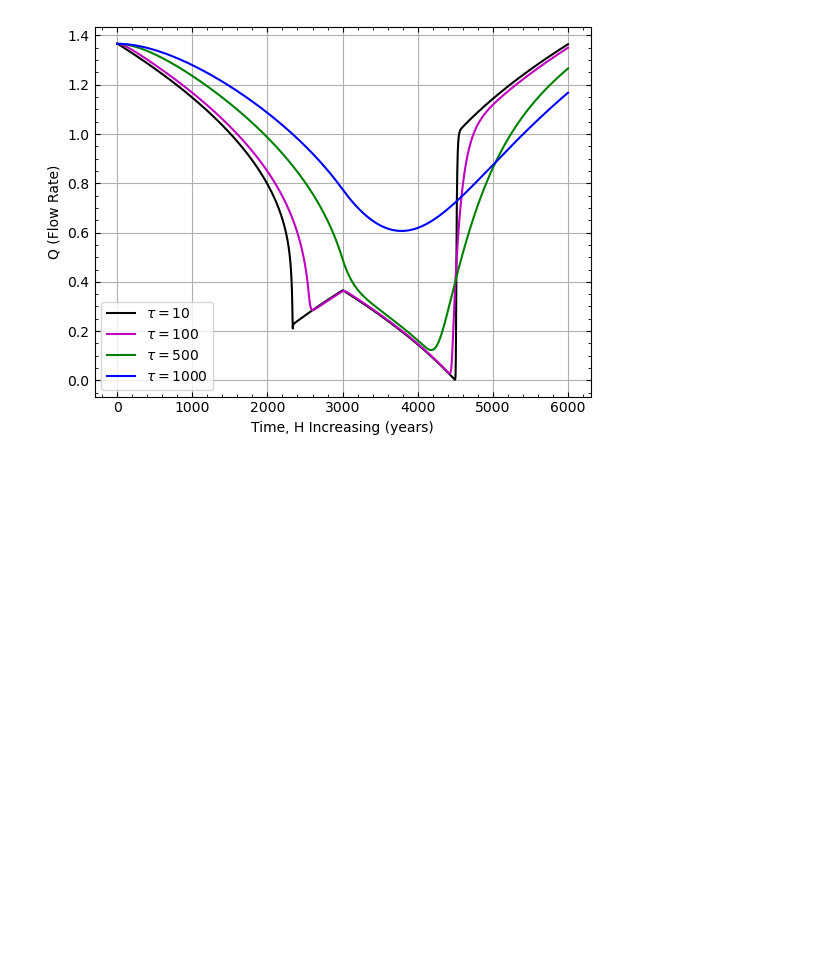
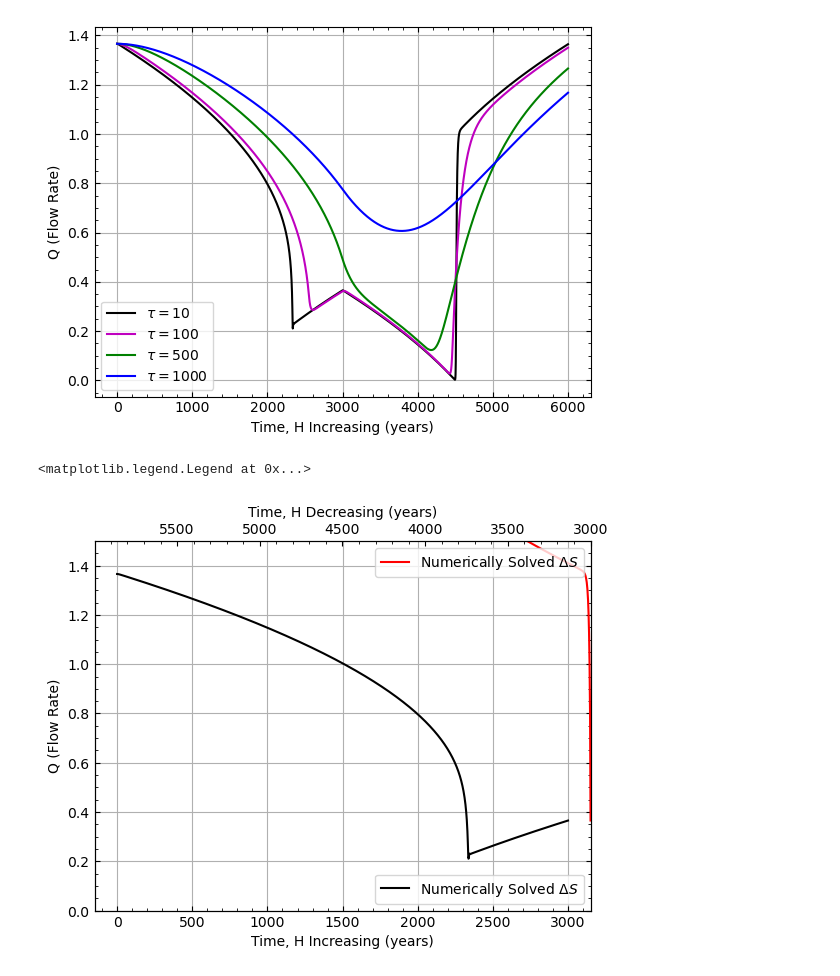
Before and after one commit to nsfuss/AMOC-Senior-Project, a Jupyter notebook: QvsT Modeling.ipynb, the cells around one changed output. Drawn from its saved outputs; the diff is of its cells as text; code cells hidden in the pictures; blank space fills up the shorter version.

```diff
--- a/QvsT Modeling.ipynb
+++ b/QvsT Modeling.ipynb
@@ -331,0 +431,28 @@ ax1.legend()
+# %%
+n = 6000
+H_start = -2
+H_end = 2
+qinital = q0[0][0]
+DSinitial = dSi0 = Args[1]*Args[2] * (1/2 - np.sqrt(1/4 - H_start*Args[0]/(Args[3]*(Args[1]**2)*(Args[2]**2)))) / Args[0]
+
+y0 = np.array([DSinitial, qinital])
+
+solT = integ.solve_ivp(dqdtDT,(0,n),y0,atol=1e-12, rtol=1e-12, args=([Args, n, H_start, H_end, 1, -1, 10]), t_eval=(np.arange(n)))
+# %%
+fig, ax1 = plt.subplots()
+ax1.grid()
+
+ax1.set_xlabel('Time, H Increasing (years)')
+ax1.set_ylabel('Q (Flow Rate)')
+ax1.plot(solT.t[:3000], solT.y[1][:3000], color='k',label=r'Numerically Solved $\Delta S$')
+ax1.legend(loc='lower right')
+ax1.set_ylim(0,1.5)
+ax2 = ax1.twiny()
+
+ax2.set_xlabel('Time, H Decreasing (years)')
+ax2.plot(solT.t[3000:],solT.y[1][3000:], color='r',label=r'Numerically Solved $\Delta S$')
+ax2.set_xlim((solT.t[-1],solT.t[(n//2)]))
+ax2.legend(loc='upper right')
+# %% [output]
+<matplotlib.legend.Legend at 0x...>
+[figure, added]
```
Also changed, not shown: parts of 6 cells of this notebook.
